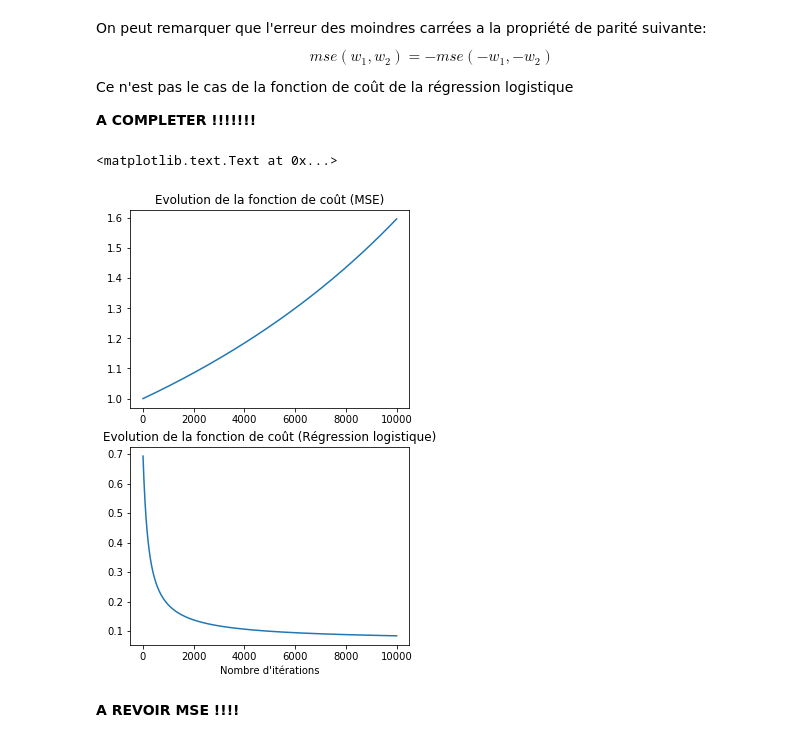
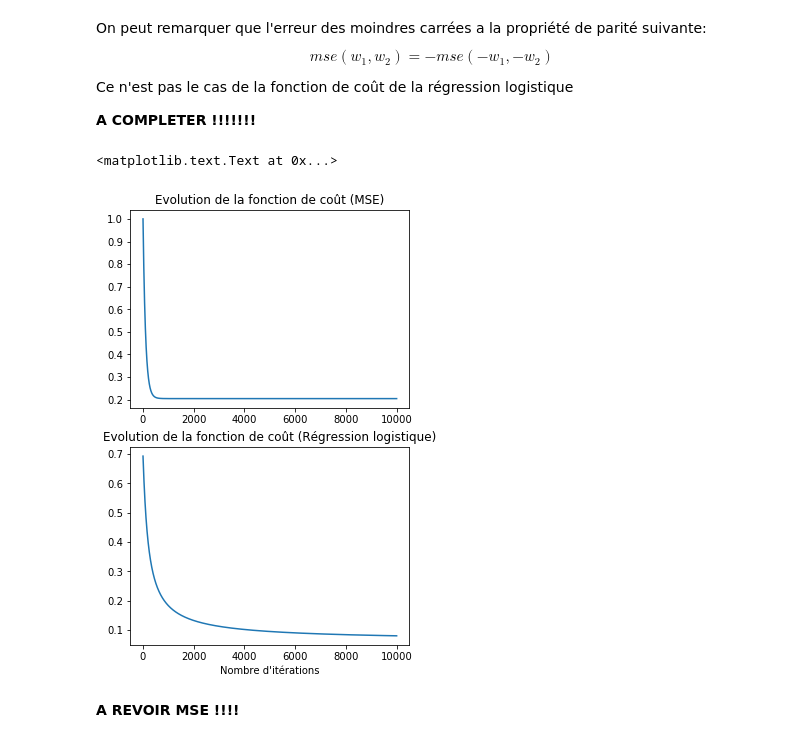
Before and after one commit to PierreBoyeau/classification-gradient_descend, a Jupyter notebook: gradient_classiefiers.ipynb, the cells around one changed output. Cells and saved outputs as stored; diff of their text form; code cells hidden in the pictures.

```diff
--- a/gradient_classiefiers.ipynb
+++ b/gradient_classiefiers.ipynb
@@ -354,7 +361,7 @@ def grad_mse(w, data, label):
     data = data.reshape((len(label),-1))
     label = label.reshape(-1)
     vec = np.dot(data, w) - label
-    return np.dot(2*data.T, vec) / len(label)
+    return (2 / len(label))*np.dot(data.T, vec)
 # %%
 # Tests
 data = xgentrain
@@ -436,26 +441,26 @@ Ce n'est pas le cas de la fonction de coût de la régression logistique
 # %%
 n,d = data.shape
 dataintercept = np.hstack((np.ones((n, 1)), data))
 
 mse0 = lambda w: mse(w, dataintercept, label)
-grad_mse0 = lambda w: mse(w, dataintercept, label)
-x_mse, f_mse, d_mse = optimize(mse0, grad_mse0, [0, 0, 0], eps=1e-5, max_iter=10000)
+grad_mse0 = lambda w: grad_mse(w, dataintercept, label)
+x_mse, f_mse, d_mse = optimize(mse0, grad_mse0, [0, 0, 0], eps=1e-3, max_iter=10000)
 
 rl = lambda w: reglog(w, dataintercept, label)
 grad_rl = lambda w: grad_reglog(w, dataintercept, label)
 x_rl, f_rl, d_rl = optimize(rl, grad_rl, [0, 0, 0], eps=5e-3, max_iter=10000)
 
 plt.figure(figsize=(5, 8))
 plt.subplot(2, 1, 1)
 plt.plot(np.arange(len(f_mse)),f_mse)
 plt.title("Evolution de la fonction de coût (MSE)")
 plt.subplot(2, 1, 2)
 plt.plot(np.arange(len(f_rl)),f_rl)
 plt.title("Evolution de la fonction de coût (Régression logistique)")
 plt.xlabel("Nombre d'itérations")
 # %% [output]
 <matplotlib.text.Text at 0x...>
-[figure, old version]
+[figure, new version]
 # %% [markdown]
 **A REVOIR MSE !!!!**
 # %% [markdown]
```
Also changed, not shown: parts of 23 cells of this notebook.
